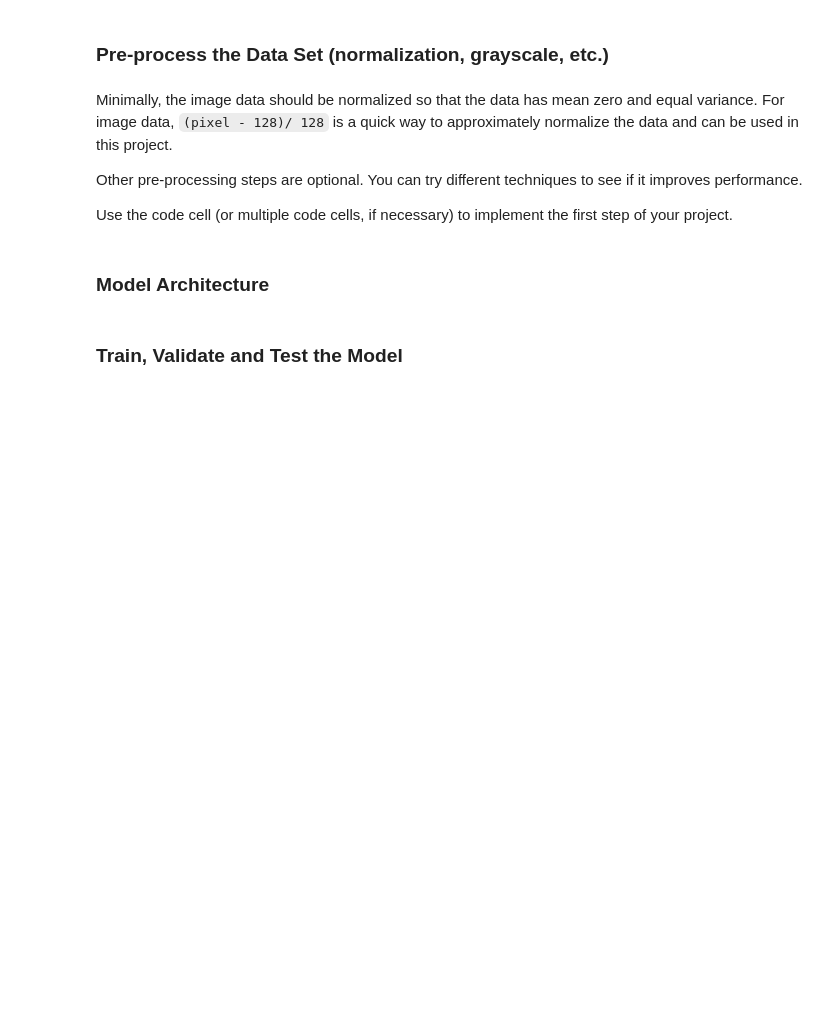
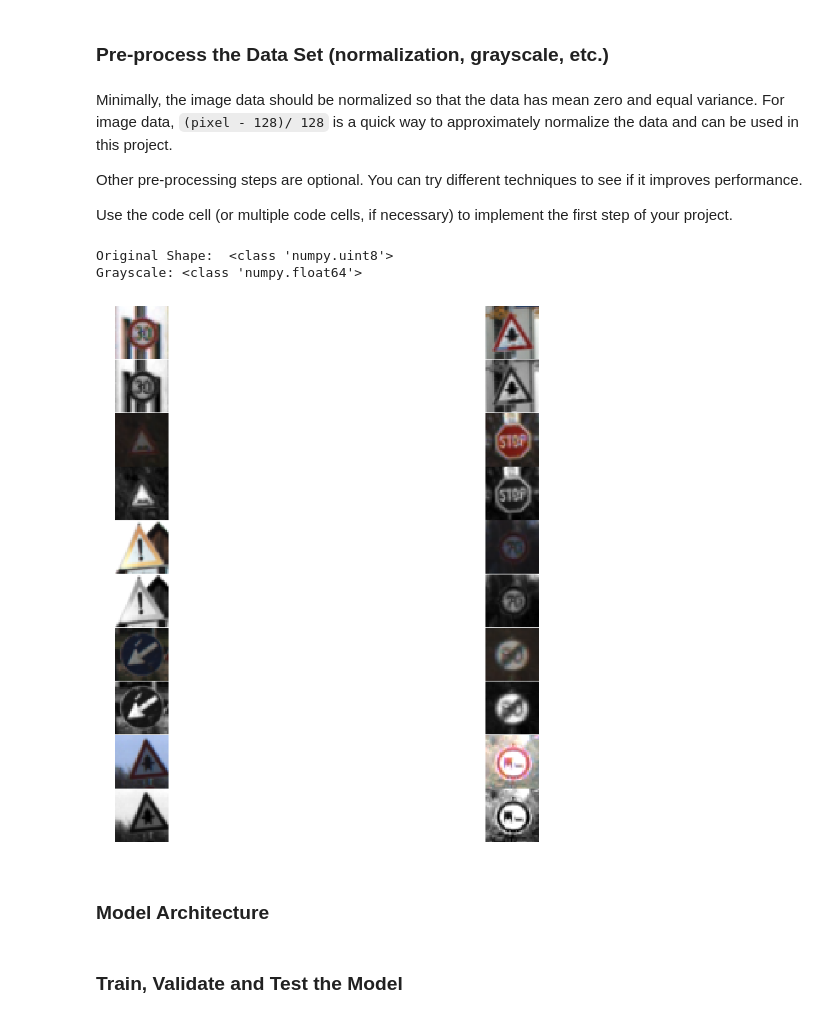
Before and after one commit to salarhajimirsadeghi/Traffic-Sign-Classifier, a Jupyter notebook: Traffic_Sign_Classifier.ipynb, the cells around one changed output. Saved outputs shown, nothing was run; the diff lists cells and outputs as text; code cells hidden in the pictures; blank space fills up the shorter version.

```diff
--- a/Traffic_Sign_Classifier.ipynb
+++ b/Traffic_Sign_Classifier.ipynb
@@ -184,27 +197,60 @@ Use the code cell (or multiple code cells, if necessary) to implement the first
 # %%
 ### Preprocess the data here. It is required to normalize the data. Other preprocessing steps could include
 ### converting to grayscale, etc.
 ### Feel free to use as many code cells as needed.
 from sklearn.utils import shuffle
 import tensorflow as tf
 import cv2
+from skimage.color import rgb2gray
 
 X_train, y_train = shuffle(X_train, y_train)
+
 EPOCHS = 10
 BATCH_SIZE = 128
 
 #Converting X_train[0] to gray_img
 #RGB = (x,y,z) --> Grayscale = (x,x,x)
-for gray_img in X_train:
-    img = np.copy(gray_img)
-    gray_img = cv2.cvtColor(img, cv2.COLOR_RGB2GRAY)
+X_train_gray = []
+X_valid_gray = []
 
-    #plotting grayscale image
-    # plt.subplot(2,2,1)
-    # plt.imshow(gray_img, cmap='gray')
-    # Plotting colored image
-    # plt.subplot(2,2,2)
-    # plt.imshow(X_train[0])
+def grayscale(image):
+#     gray_img = np.sum(image/3, axis=2, keepdims=True)
+    gray_img = rgb2gray(image)
+    return gray_img
+
+# .astype(np.uint8)
+for image in X_train:
+    X_train_gray.append(grayscale(image))
+
+for image in X_valid:
+    X_valid_gray.append(grayscale(image))
+
+print("Original Shape: ", type(X_train[0][0][0][0]))
+print("Grayscale:", type(X_train_gray[0][0][0]))
+
+
+n_rows = 10
+n_cols = 2
+offset = 9000
+
+fig, axs = plt.subplots(n_rows,n_cols, figsize=(18, 14))
+fig.subplots_adjust(hspace = .01, wspace=0.1)
+axs = axs.ravel()
+for j in range(0,n_rows,2):
+    for i in range(n_cols):
+        index = i + j*n_cols
+        image = X_train[index + offset]
+        axs[index].axis('off')
+        axs[index].imshow(image)
+    for i in range(n_cols):
+        index = i + j*n_cols + n_cols
+        image = X_train_gray[index + offset - n_cols].squeeze()
+        axs[index].axis('off')
+        axs[index].imshow(image, cmap='gray')
+# %% [output]
+Original Shape:  <class 'numpy.uint8'>
+Grayscale: <class 'numpy.float64'>
+[figure, added]
 # %% [markdown]
 ### Model Architecture
 # %%
```
Also changed, not shown: parts of 4 cells of this notebook, 4 other files.
